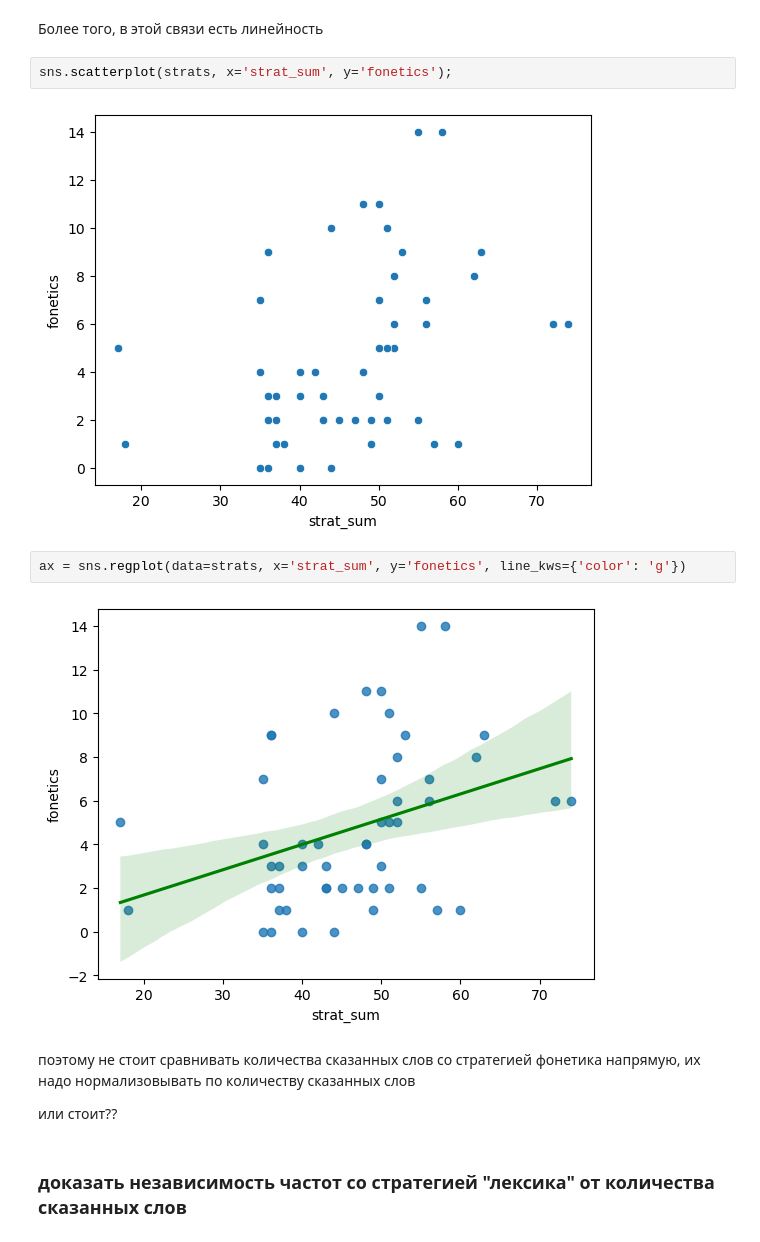
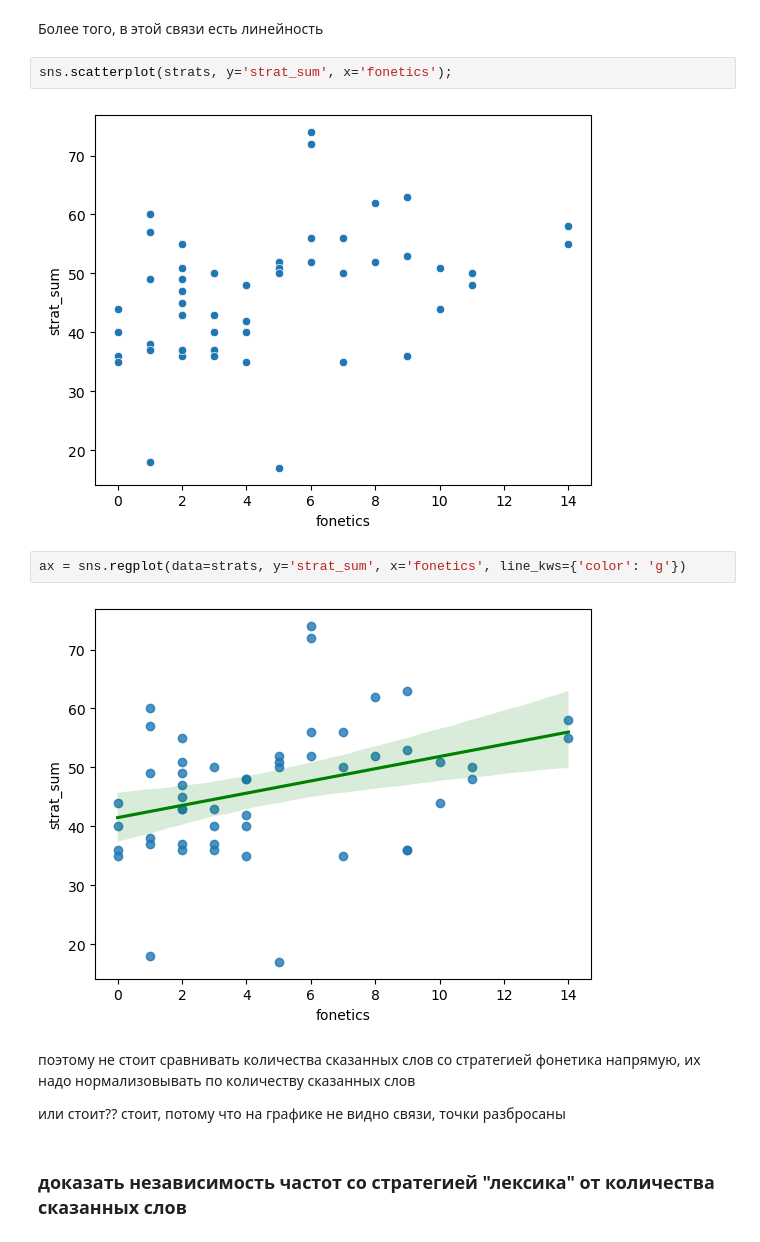
Before and after one commit to Aryunaa/Linguistics, a Jupyter notebook: pos_febr/methods_results.ipynb, the cells around one changed output. Drawn from its saved outputs; the diff is of its cells as text.

Commit message:
make plots

```diff
--- a/pos_febr/methods_results.ipynb
+++ b/pos_febr/methods_results.ipynb
@@ -146,16 +146,16 @@ PermutationTestResult(statistic=0.3760313732544319, pvalue=0.0052, null_distribu
 # %% [markdown]
 Более того, в этой связи есть линейность
 # %%
-sns.scatterplot(strats, x='strat_sum', y='fonetics');
+sns.scatterplot(strats, y='strat_sum', x='fonetics');
 # %% [output]
-[figure, old version]
+[figure, new version]
 # %%
-ax = sns.regplot(data=strats, x='strat_sum', y='fonetics', line_kws={'color': 'g'})
+ax = sns.regplot(data=strats, y='strat_sum', x='fonetics', line_kws={'color': 'g'})
 # %% [output]
-[figure, old version]
+[figure, new version]
 # %% [markdown]
 поэтому не стоит сравнивать количества сказанных слов со стратегией фонетика напрямую, их надо нормализовывать по количеству сказанных слов
 
-или стоит??
+или стоит?? стоит, потому что на графике не видно связи, точки разбросаны
 # %% [markdown]
 ### доказать независимость частот со стратегией "лексика" от количества сказанных слов
```
Also changed, not shown: parts of 3 cells of this notebook.
